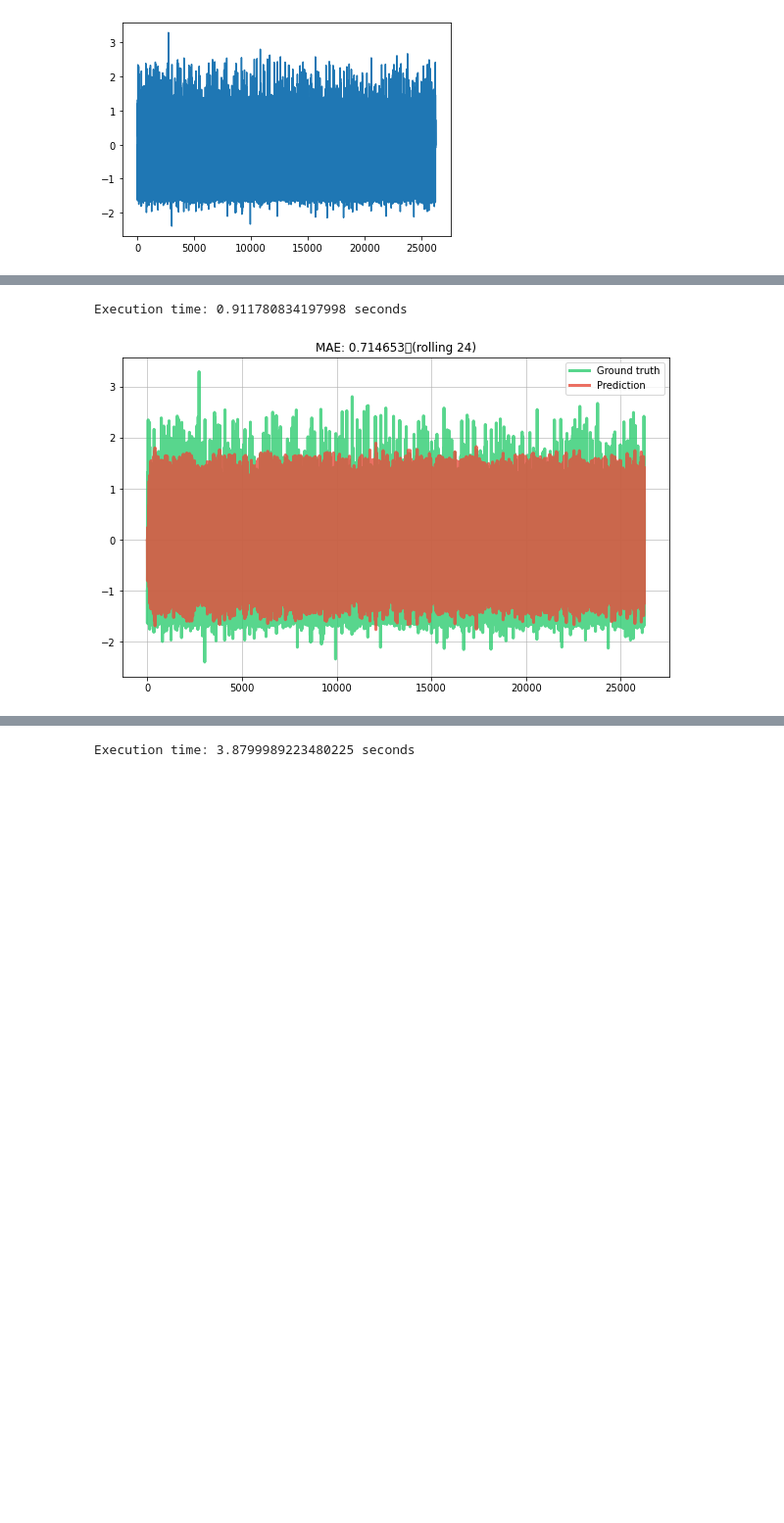
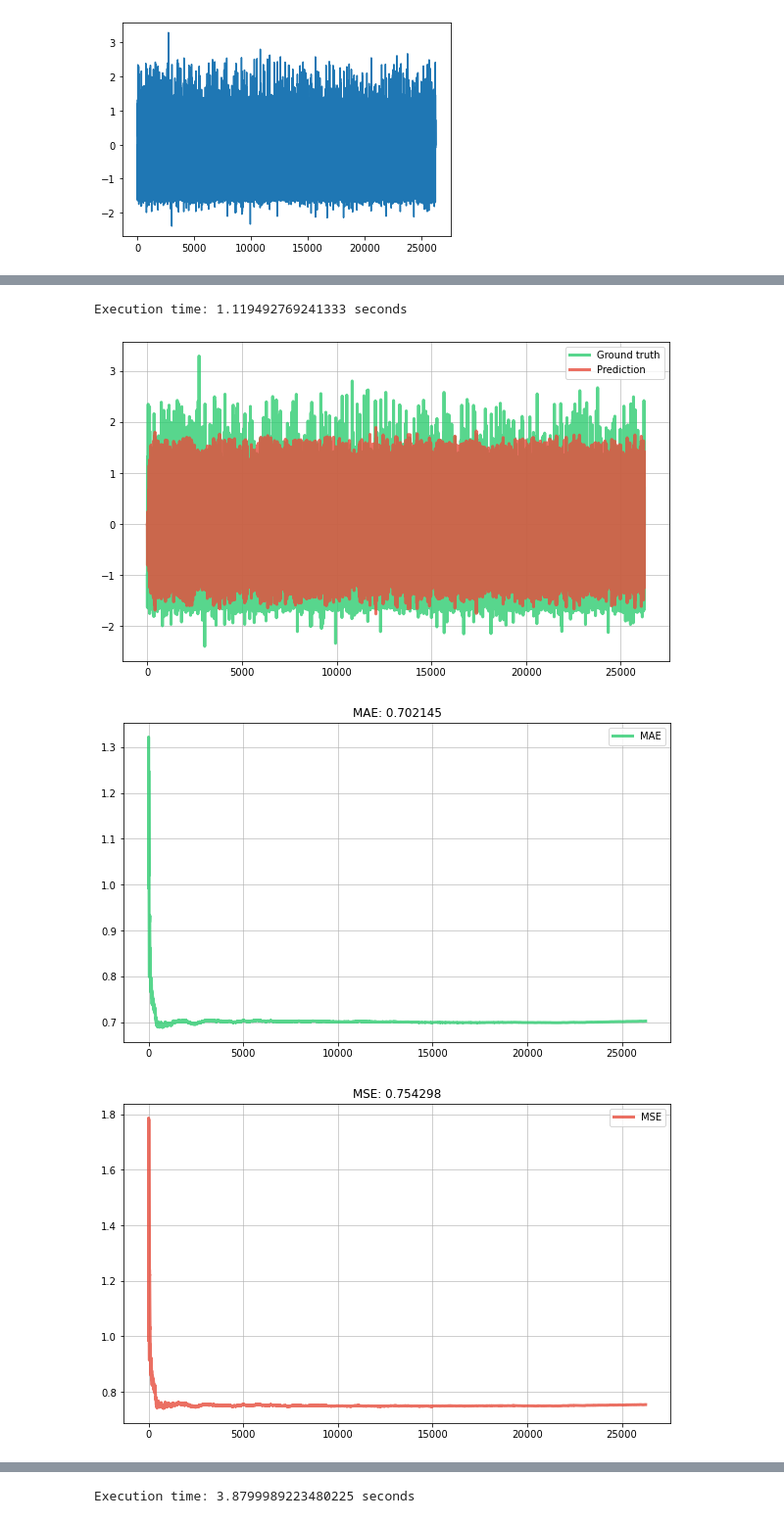
Before and after one commit to giodefa96/Script_Tesi_new, a Jupyter notebook: Script/DatiTesi/ItalyPowerDemand.ipynb, the cells around one changed output, grey strips where cells are left out. Shown at 98% size. Cells and saved outputs as stored; diff of their text form; code cells hidden in the pictures; blank space fills up the shorter version.

Commit message:
Aggiunto plot MSE e MAE_2

```diff
--- a/Script/DatiTesi/ItalyPowerDemand.ipynb
+++ b/Script/DatiTesi/ItalyPowerDemand.ipynb
@@ -212,13 +212,17 @@ Execution time: 2.0913753509521484 seconds
 from river import metrics
 import matplotlib.pyplot as plt
 
-metric = metrics.Rolling(metrics.MAE(), 24)
+metric_mae = metrics.MAE()
+metric_mse = metrics.MSE()
 
 dates = []
 y_trues = []
 y_preds = []
+metrics_MAE = []
+metrics_MSE = []
 
 X_y = initial_iter()
+
 
 model = compose.Select( 'hour')
 model |= preprocessing.StandardScaler()
@@ -239,7 +243,10 @@ for i in tqdm(range(0,26256)):  #8496
        model.learn_one(x, y)
 
        # Update the error metric
-       metric.update(y, y_pred)
+       metric_mae.update(y, y_pred)
+       metric_mse.update(y, y_pred)
+       metrics_MAE.append(metric_mae.get())
+       metrics_MSE.append(metric_mse.get())
 
        # Store the true value and the prediction
        dates.append(i)
@@ -259,36 +266,50 @@ for i in tqdm(range(0,26256)):  #8496
 #        # Store the true value and the prediction
 #        dates.append(i)
 #        y_trues.append(y)
 #        y_preds.append(y_pred)
 #
 #        if i == 21255:
 #               for i in range(21256,26256):
 #                      x, y = next(X_y)
 #                      y_pred = model.predict_one(x)
 #                      model.learn_one(x, y_pred)
 #                      metric.update(y, y_pred)
 #                      dates.append(i)
 #                      y_trues.append(y)
 #                      y_preds.append(y_pred)
 
 
 # get the end time
 et = time.time()
 
 # Plot the results
 fig, ax = plt.subplots(figsize=(10, 6))
 ax.grid(alpha=0.75)
 ax.plot(dates, y_trues, lw=3, color='#2ecc71', alpha=0.8, label='Ground truth')
 ax.plot(dates, y_preds, lw=3, color='#e74c3c', alpha=0.8, label='Prediction')
 ax.legend()
-ax.set_title(metric)
+
+fig, ax = plt.subplots(figsize=(10, 6))
+ax.grid(alpha=0.75)
+ax.plot(dates, metrics_MAE, lw=3, color='#2ecc71', alpha=0.8, label='MAE')
+ax.legend()
+ax.set_title(metric_mae)
+
+
+fig, ax = plt.subplots(figsize=(10, 6))
+ax.grid(alpha=0.75)
+ax.plot(dates, metrics_MSE, lw=3, color='#e74c3c', alpha=0.8, label='MSE')
+ax.legend()
+ax.set_title(metric_mse)
 
 # get the execution time
 elapsed_time = et - st
 print('Execution time:', elapsed_time, 'seconds')
 # %% [output]
-Execution time: 0.911780834197998 seconds
+Execution time: 1.119492769241333 seconds
-[figure, old version]
+[figure, new version]
+[figure, added]
+[figure, added]
 # %%
 from river import metrics
 import matplotlib.pyplot as plt
```
Also changed, not shown: parts of 3 cells of this notebook, 1 other file.
